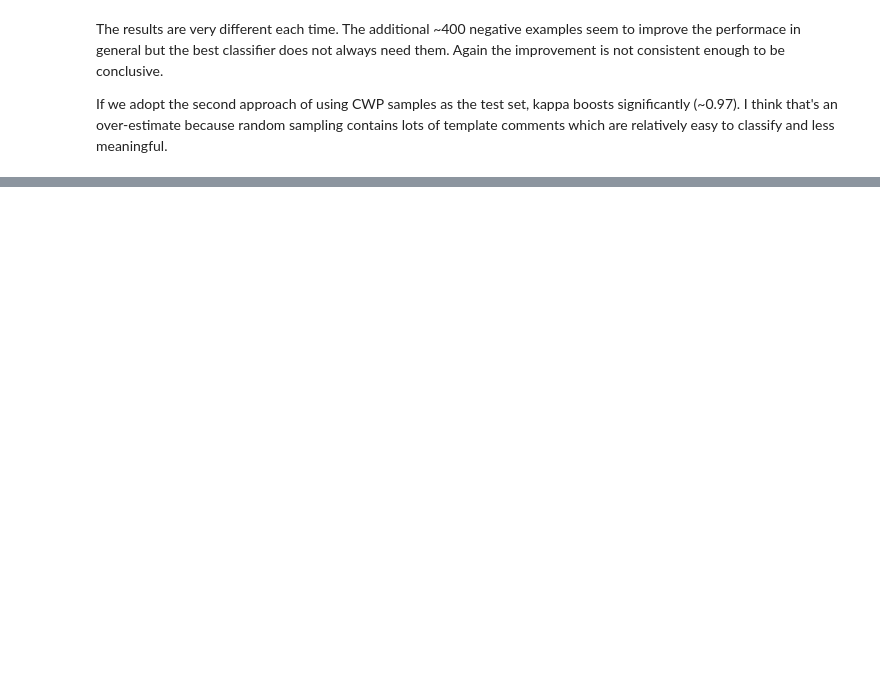
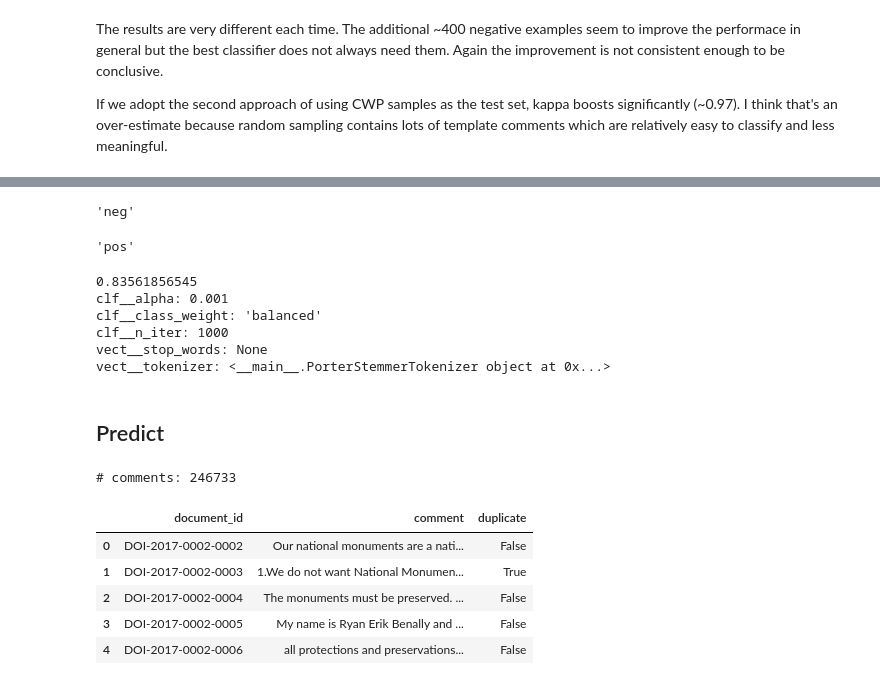
Before and after one commit to xkuang/monument-comments, a Jupyter notebook: Model_Training.ipynb, the cells around one changed output, grey strips where cells are left out. Saved outputs shown, nothing was run; the diff lists cells and outputs as text; code cells hidden in the pictures; blank space fills up the shorter version.

```diff
--- a/Model_Training.ipynb
+++ b/Model_Training.ipynb
@@ -466,0 +504,35 @@ If we adopt the second approach of using CWP samples as the test set, kappa boos
+# %%
+n = 'A national monument does not need 1.35 MILLION acres!!'
+labelledComments.sentiment.cat.categories[grid.predict([n])[0]]
+# %% [output]
+'neg'
+# %%
+p = 'Secretary Zinke, I want you to know that I greatly support the Bears Ears National monument. I live in Northern Arizona and feel the wide open spaces of Southern Utah are very special. I enjoy hiking and camping in this area and would like to see it preserved for myself and future generations. Please keep Bears Ears protected!!'
+labelledComments.sentiment.cat.categories[grid.predict([p])[0]]
+# %% [output]
+'pos'
+# %%
+print(grid.best_score_)
+for param_name in sorted(parameters.keys()):
+    print("%s: %r" % (param_name, grid.best_params_[param_name]))
+# %% [output]
+0.83561856545
+clf__alpha: 0.001
+clf__class_weight: 'balanced'
+clf__n_iter: 1000
+vect__stop_words: None
+vect__tokenizer: <__main__.PorterStemmerTokenizer object at 0x...>
+# %% [markdown]
+## Predict
+# %%
+comments = pd.read_csv("data/comments-cleaned.csv")
+print("# comments:", comments.shape[0])
+comments.head()
+# %% [output]
+# comments: 246733
+|  | document_id | comment | duplicate |
+| 0 | DOI-2017-0002-0002 | Our national monuments are a nati... | False |
+| 1 | DOI-2017-0002-0003 | 1.We do not want National Monumen... | True |
+| 2 | DOI-2017-0002-0004 | The monuments must be preserved. ... | False |
+| 3 | DOI-2017-0002-0005 | My name is Ryan Erik Benally and ... | False |
+| 4 | DOI-2017-0002-0006 | all protections and preservations... | False |
```
Also changed, not shown: parts of 18 cells of this notebook, 2 other files.
